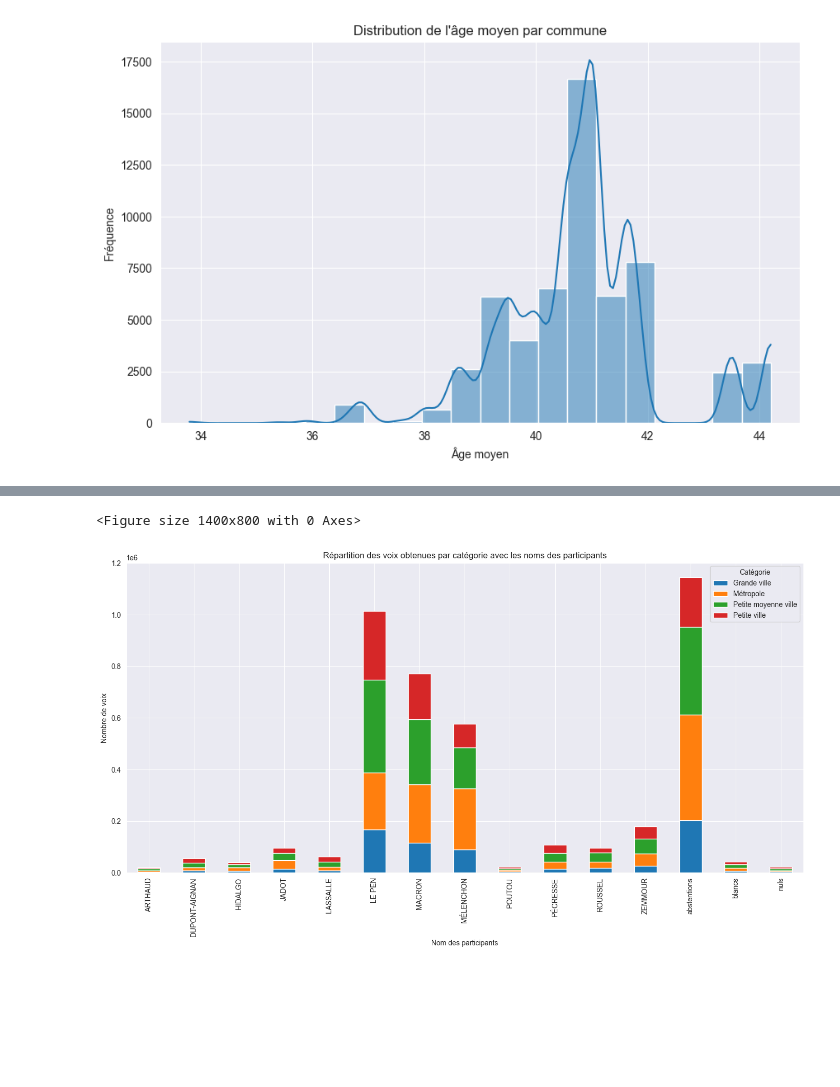
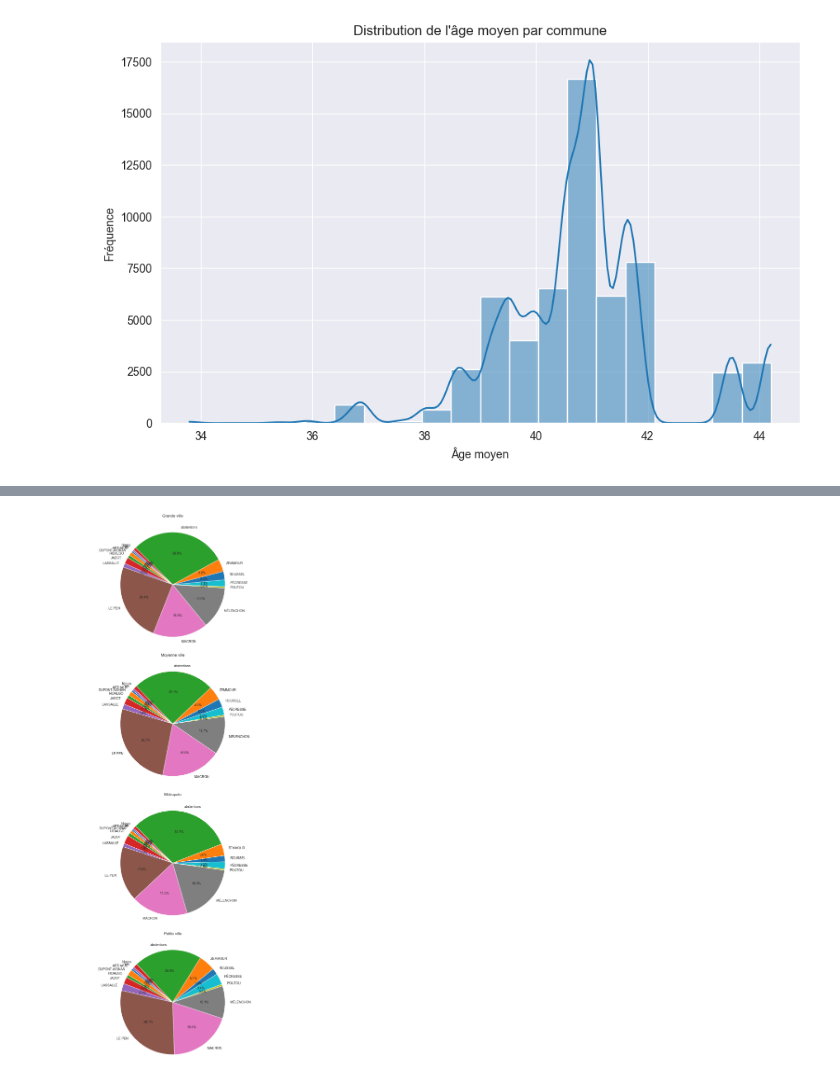
Before and after one commit to Piett-rm/MSPR-Analyse-de-donnees, a Jupyter notebook: data_vis.ipynb, the cells around one changed output, grey strips where cells are left out. Saved outputs shown, nothing was run; the diff lists cells and outputs as text; code cells hidden in the pictures; blank space fills up the shorter version.

Commit message:
feat(dataVis): visualisation de la donnee

```diff
--- a/data_vis.ipynb
+++ b/data_vis.ipynb
@@ -130,19 +90,24 @@ nuls                   3249       8847                  8038          5578
 # %%
 data_unique = df.drop_duplicates(subset=['libelle_commune', 'catégorie', 'nom', 'voix'])
 pivot_data = data_unique.pivot_table(index='nom', columns='catégorie', values='voix', aggfunc='sum').fillna(0)
 
-plt.figure(figsize=(14, 8))
+# Création de sous-tracés (subplots) pour chaque catégorie
+fig, axes = plt.subplots(len(pivot_data.columns), 1, figsize=(8, 6 * len(pivot_data.columns)))
 
-pivot_data.plot(kind='bar', stacked=True, figsize=(14, 8))
+# Création d'un graphique "bar of pie" pour chaque catégorie
+for i, categorie in enumerate(pivot_data.columns):
+    # Données pour le graphique
+    noms = pivot_data.index
+    valeurs = pivot_data[categorie]
 
-plt.title('Répartition des voix obtenues par catégorie avec les noms des participants')
-plt.xlabel('Nom des participants')
-plt.ylabel('Nombre de voix')
-plt.xticks(rotation=90)
-plt.legend(title='Catégorie')
+    # Création du graphique circulaire
+    axes[i].pie(valeurs, labels=noms, autopct='%1.1f%%', startangle=140)
+    axes[i].set_title(categorie)  # Titre du sous-tracé
 
+# Réglages de l'espacement entre les sous-tracés
 plt.tight_layout()
+
+# Affichage du graphique
 plt.show()
 # %% [output]
-<Figure size 1400x800 with 0 Axes>
-[figure, old version]
+[figure, new version]
```
Also changed, not shown: parts of 15 cells of this notebook.
